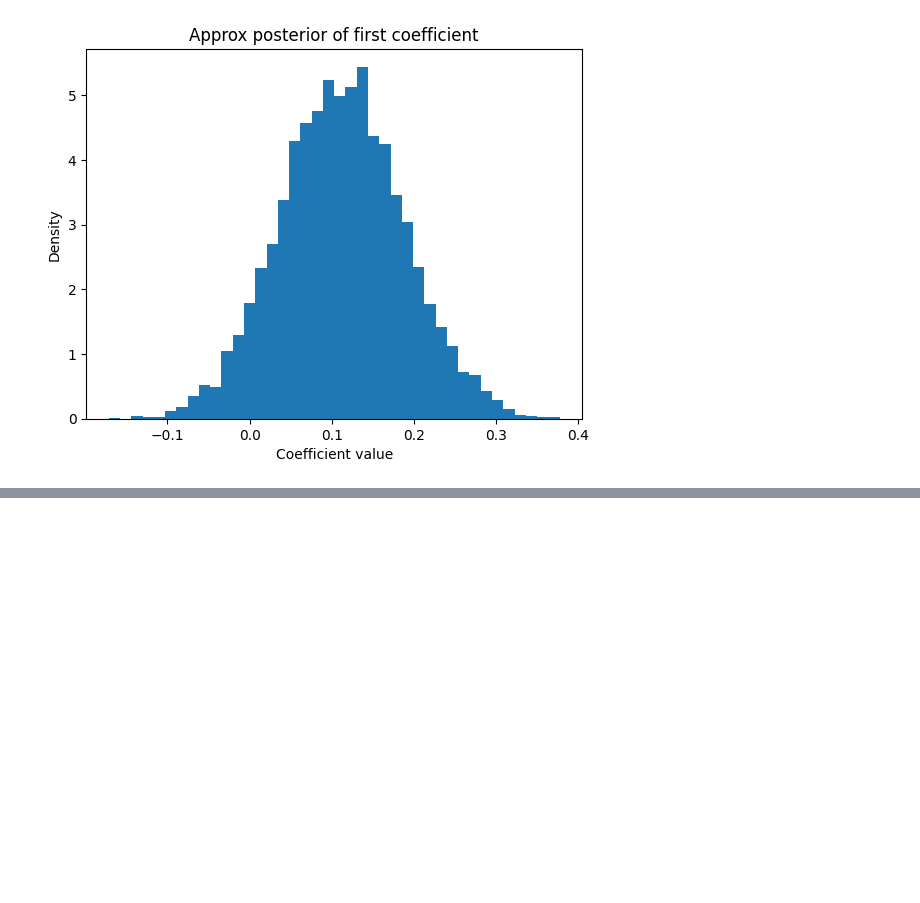
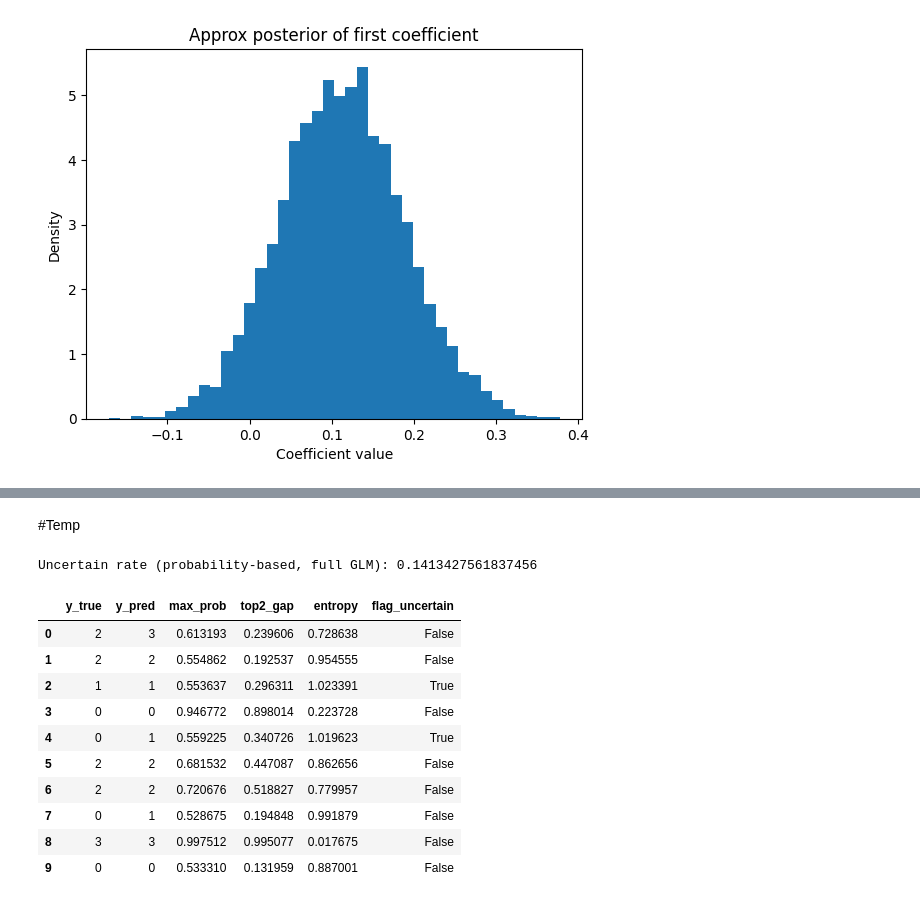
Before and after one commit to FaridRash/Advance-Statistical-Learnin--Semester-3, a Jupyter notebook: Farid/Farid_GLM.ipynb, the cells around one changed output, grey strips where cells are left out. Cells and saved outputs as stored; diff of their text form; code cells hidden in the pictures; blank space fills up the shorter version.

```diff
--- a/Farid/Farid_GLM.ipynb
+++ b/Farid/Farid_GLM.ipynb
@@ -777,0 +839,55 @@ plt.show()
+# %% [markdown]
+#Temp
+# %%
+import numpy as np
+import pandas as pd
+
+# Predicted probabilities from full GLM
+P = np.asarray(probs)    # (n_samples, n_classes)
+y_true = np.asarray(y_te)
+y_pred = P.argmax(axis=1)
+
+# Thresholds
+MAXP_THR = 0.30   # flag if max prob < 60%
+GAP_THR  = 0.0   # flag if top-2 probs too close
+ENTR_THR = 1.0    # entropy cutoff (max = ln(4)=1.386)
+
+# Compute metrics
+maxp = P.max(axis=1)
+top2 = np.partition(P, -2, axis=1)[:, -2]
+gap = maxp - top2
+entropy = -(P * np.log(P + 1e-12)).sum(axis=1)
+
+# Apply flags
+flag_low_maxp  = maxp < MAXP_THR
+flag_small_gap = gap  < GAP_THR
+flag_high_ent  = entropy > ENTR_THR
+
+flag_uncertain = flag_low_maxp | flag_small_gap | flag_high_ent
+
+print("Uncertain rate (probability-based, full GLM):", flag_uncertain.mean())
+
+# Store in dataframe for inspection
+uncertain_df = pd.DataFrame({
+    "y_true": y_true,
+    "y_pred": y_pred,
+    "max_prob": maxp,
+    "top2_gap": gap,
+    "entropy": entropy,
+    "flag_uncertain": flag_uncertain
+})
+
+uncertain_df.head(10)
+# %% [output]
+Uncertain rate (probability-based, full GLM): 0.1413427561837456
+|  | y_true | y_pred | max_prob | top2_gap | entropy | flag_uncertain |
+| 0 | 2 | 3 | 0.613193 | 0.239606 | 0.728638 | False |
+| 1 | 2 | 2 | 0.554862 | 0.192537 | 0.954555 | False |
+| 2 | 1 | 1 | 0.553637 | 0.296311 | 1.023391 | True |
+| 3 | 0 | 0 | 0.946772 | 0.898014 | 0.223728 | False |
+| 4 | 0 | 1 | 0.559225 | 0.340726 | 1.019623 | True |
+| 5 | 2 | 2 | 0.681532 | 0.447087 | 0.862656 | False |
+| 6 | 2 | 2 | 0.720676 | 0.518827 | 0.779957 | False |
+| 7 | 0 | 1 | 0.528675 | 0.194848 | 0.991879 | False |
+| 8 | 3 | 3 | 0.997512 | 0.995077 | 0.017675 | False |
+| 9 | 0 | 0 | 0.533310 | 0.131959 | 0.887001 | False |
```
Also changed, not shown: parts of 6 cells of this notebook.
